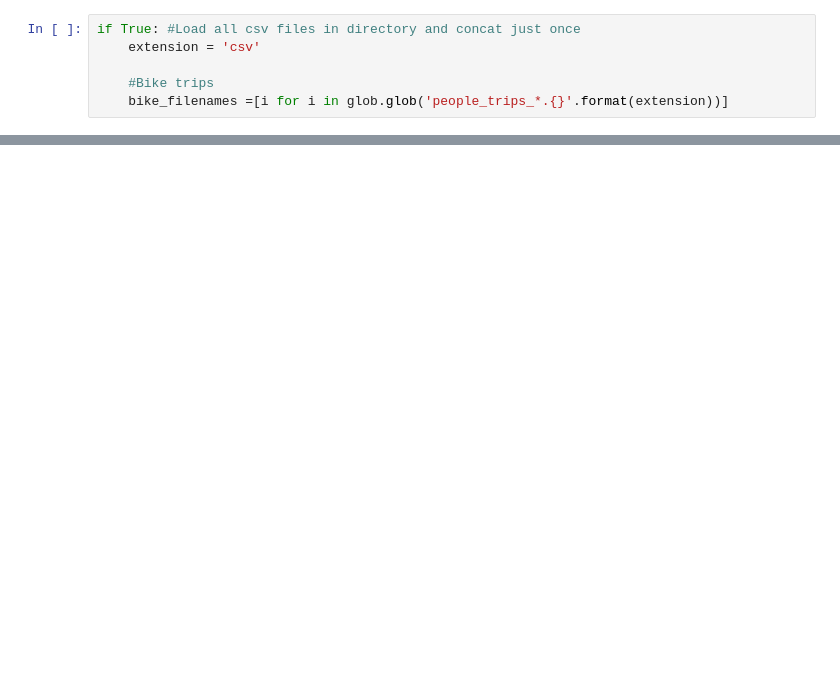
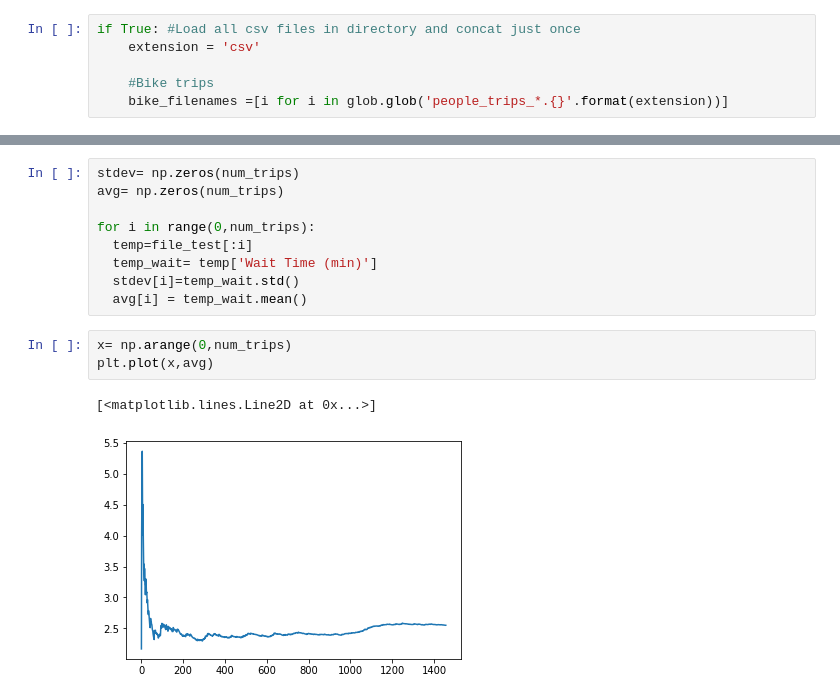
Before and after one commit to CityScope/VehicleClustering, a Jupyter notebook: CS_CityScope_GAMA/postprocessing/num-sims.ipynb, the cells around one changed output, grey strips where cells are left out. Cells and saved outputs as stored; diff of their text form; blank space fills up the shorter version.

```diff
--- a/CS_CityScope_GAMA/postprocessing/num-sims.ipynb
+++ b/CS_CityScope_GAMA/postprocessing/num-sims.ipynb
@@ -37,0 +67,15 @@ for file in bike_filenames:
+# %%
+stdev= np.zeros(num_trips)
+avg= np.zeros(num_trips)
+
+for i in range(0,num_trips):
+  temp=file_test[:i]
+  temp_wait= temp['Wait Time (min)']
+  stdev[i]=temp_wait.std()
+  avg[i] = temp_wait.mean()
+# %%
+x= np.arange(0,num_trips)
+plt.plot(x,avg)
+# %% [output]
+[<matplotlib.lines.Line2D at 0x...>]
+[figure, added]
```
Also changed, not shown: parts of 13 cells of this notebook.
